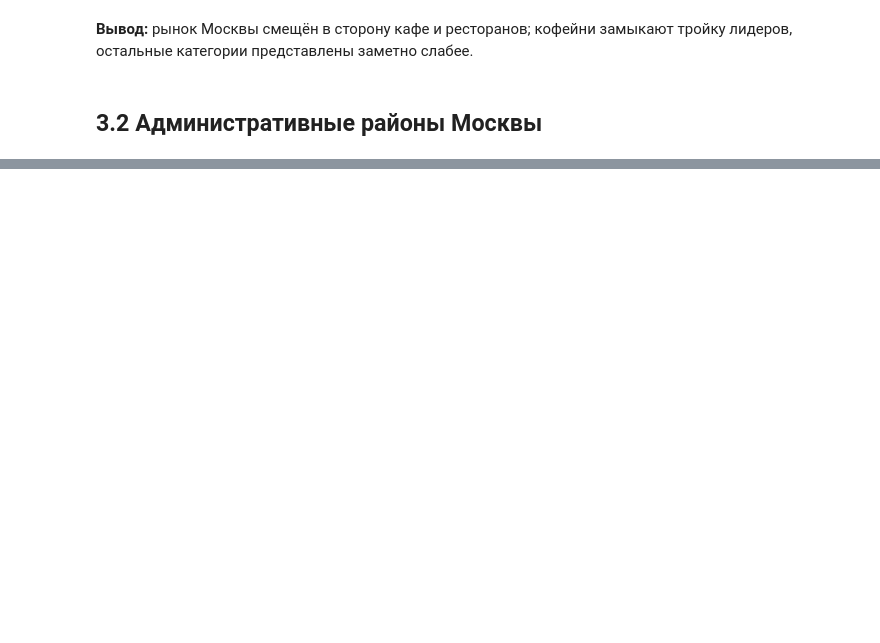
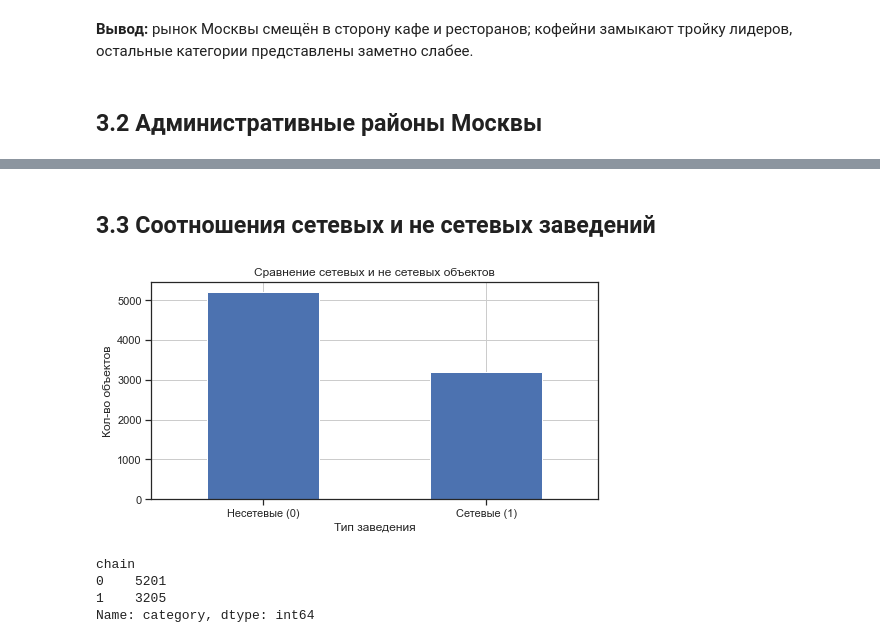
Before and after one commit to CAH0/Moscow_catering_market_research, a Jupyter notebook: File_analitics.ipynb, the cells around one changed output, grey strips where cells are left out. Cells and saved outputs as stored; diff of their text form; code cells hidden in the pictures; blank space fills up the shorter version.

```diff
--- a/File_analitics.ipynb
+++ b/File_analitics.ipynb
@@ -421,0 +442,26 @@ plt.show()
+# %% [markdown]
+## 3.3 Соотношения сетевых и не сетевых заведений
+# %%
+plt.figure(figsize=(8, 4))
+
+
+df.groupby('chain')['category'].count().plot(
+    kind='bar',
+    legend=False,
+    rot = 0,
+    title='Сравнение сетевых и не сетевых объектов'
+)
+
+plt.grid()
+plt.xlabel('Тип заведения')
+plt.ylabel('Кол-во объектов')
+plt.xticks(ticks=[0,1], labels=['Несетевые (0)', 'Сетевые (1)'])
+plt.show()
+
+display(df.groupby('chain')['category'].count())
+# %% [output]
+[figure, added]
+chain
+0    5201
+1    3205
+Name: category, dtype: int64
```
Also changed, not shown: parts of 11 cells of this notebook, 1 other file.
